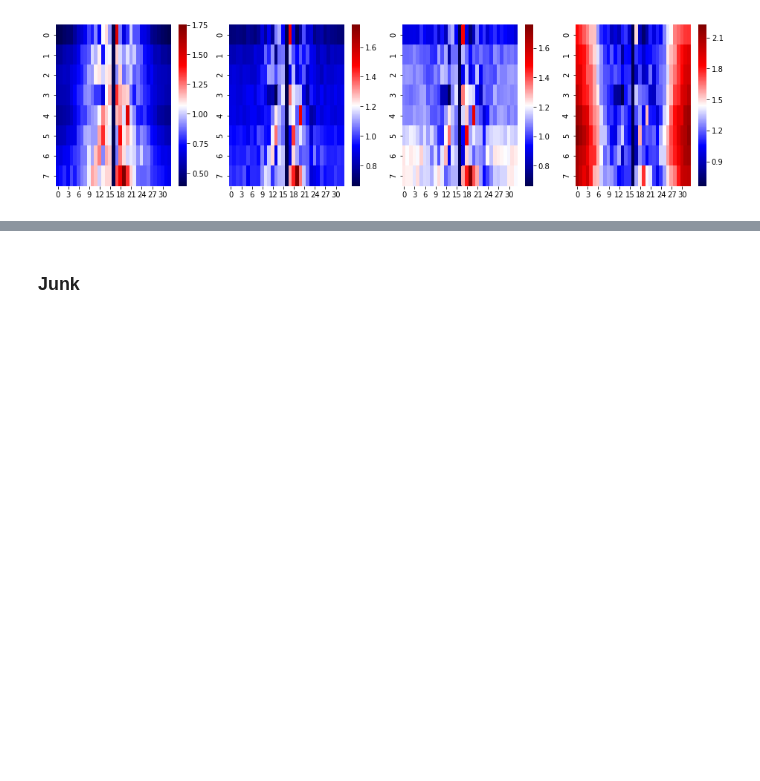
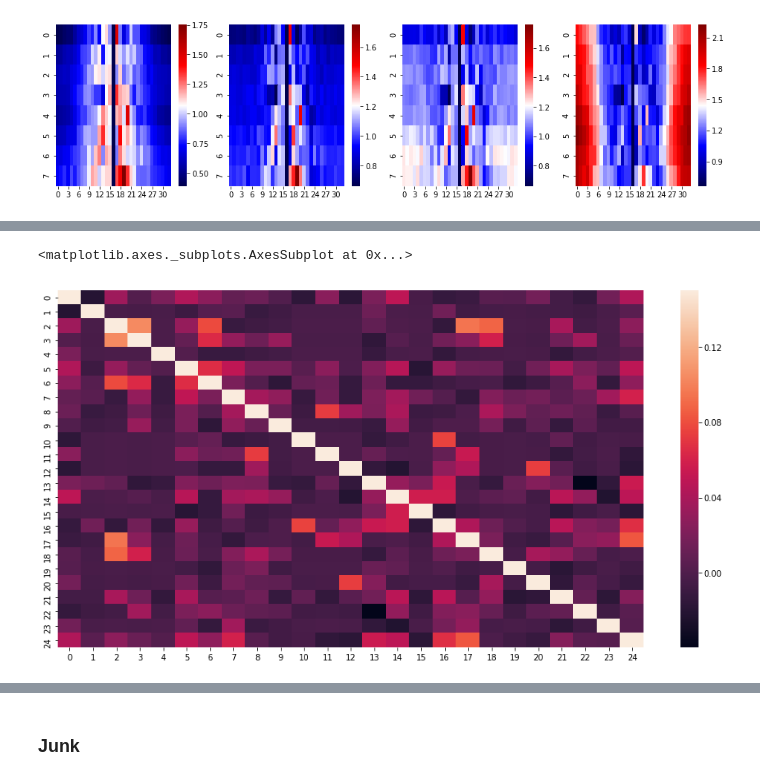
Before and after one commit to rs239/schema, a Jupyter notebook: examples/sci-car/scicar-test1.ipynb, the cells around one changed output, grey strips where cells are left out. Drawn from its saved outputs; the diff is of its cells as text; code cells hidden in the pictures; blank space fills up the shorter version.

```diff
--- a/examples/sci-car/scicar-test1.ipynb
+++ b/examples/sci-car/scicar-test1.ipynb
@@ -611,0 +931,5 @@ xd.groupby("gv")["gmu"].median()
+# %%
+sns.heatmap(np.corrcoef(adata1.X[:,gv.Symbol.isin(a1+a3)].T), vmax=0.15)
+# %% [output]
+<matplotlib.axes._subplots.AxesSubplot at 0x...>
+[figure, added]
```
Also changed, not shown: parts of 46 cells of this notebook, 1 other file.
